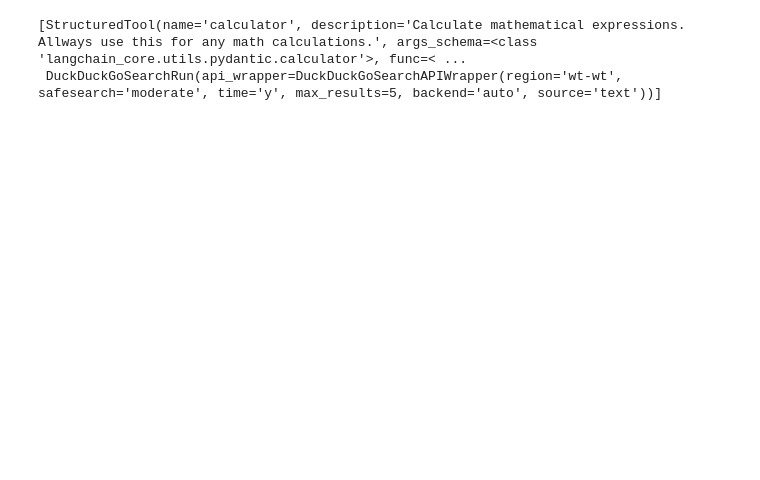
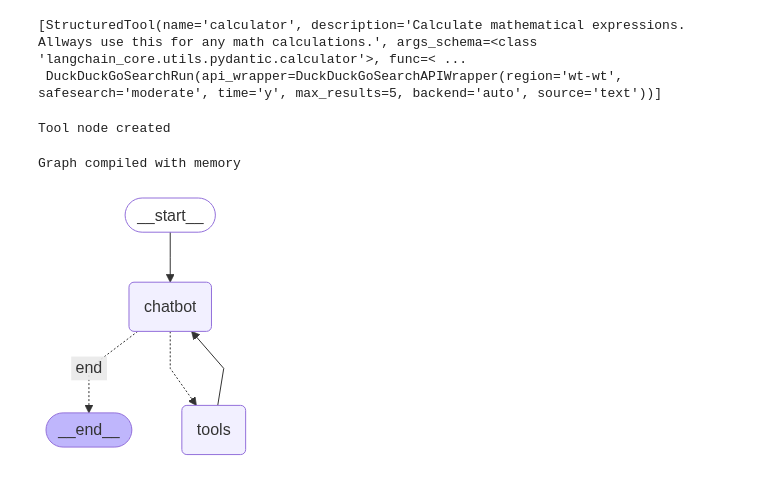
Before and after one commit to leonardoburbanov/langgraph_exploration, a Jupyter notebook: notebooks/langgraph101.ipynb, the cells around one changed output. Cells and saved outputs as stored; diff of their text form; code cells hidden in the pictures; blank space fills up the shorter version.

Commit message:
Update langgraph101.ipynb with execution counts, refine weather response, and add graph display functionality; update graph.png file.

```diff
--- a/notebooks/langgraph101.ipynb
+++ b/notebooks/langgraph101.ipynb
@@ -311,3 +335,10 @@ def should_continue(state: AgentState) -> Literal["tool", "end"]:
     """
     messages = state["messages"]
     last_message = messages[-1]
+
+    if hasattr(last_message, "tool_calls") and last_message.tool_calls:
+        return "tools"
+
+    return "end"
+# %% [output]
+Tool node created
@@ -313,0 +348,34 @@ def should_continue(state: AgentState) -> Literal["tool", "end"]:
+# %%
+workflow = StateGraph(AgentState)
+
+workflow.add_node("chatbot", chatbot_node)
+workflow.add_node("tools", tool_node)
+
+workflow.add_edge(START, "chatbot")
+
+workflow.add_conditional_edges(
+    "chatbot",
+    should_continue,
+    {
+        "tools": "tools",
+        "end": END
+    }
+)
+
+workflow.add_edge("tools", "chatbot")
+
+memory = MemorySaver()
+app = workflow.compile(checkpointer=memory)
+
+print("Graph compiled with memory \n")
+# %% [output]
+Graph compiled with memory
+# %%
+# Display the graph
+from IPython.display import Image, display
+img = app.get_graph(xray=True).draw_mermaid_png()
+with open("graph.png", "wb") as f:
+    f.write(img)
+display(Image("graph.png"))
+# %% [output]
+[figure, added]
```
Also changed, not shown: parts of 9 cells of this notebook, 1 other file.
